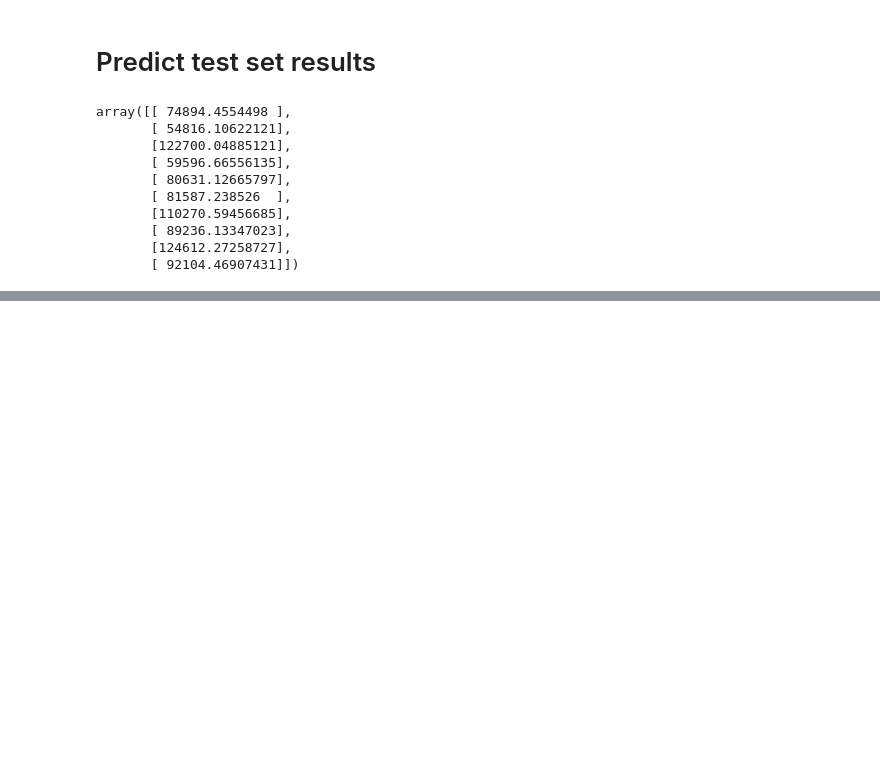
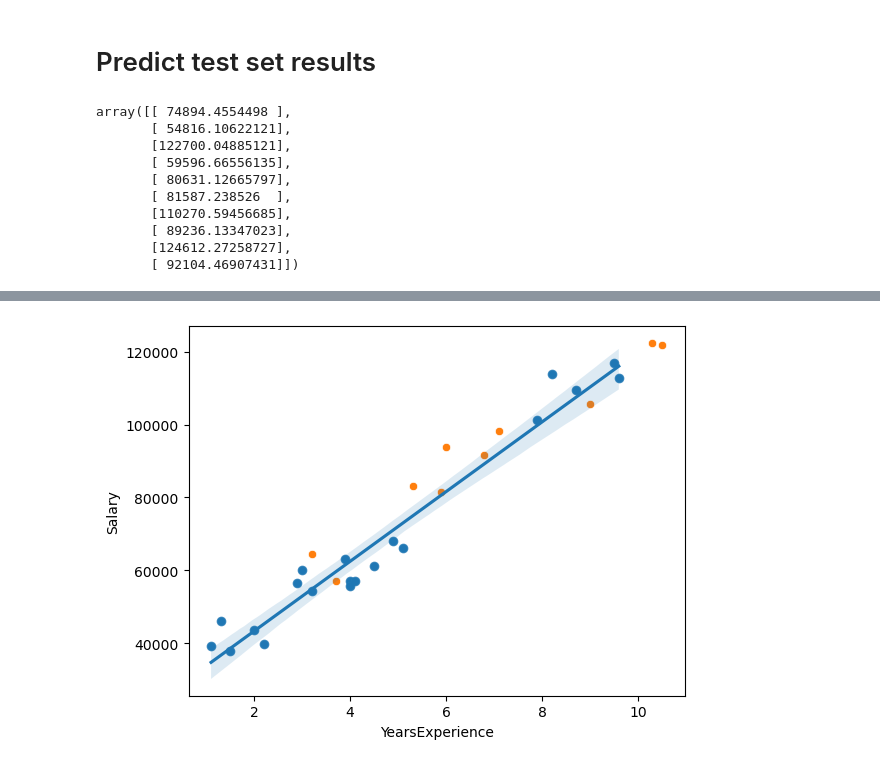
Before and after one commit to SaiKapilKumar/Machine-Learning-practice-iHUB-IITRoorkee-Sept-2023, a Jupyter notebook: Machine_learning_Algorithms/Linear_regression.ipynb, the cells around one changed output, grey strips where cells are left out. Drawn from its saved outputs; the diff is of its cells as text; code cells hidden in the pictures; blank space fills up the shorter version.

```diff
--- a/Machine_learning_Algorithms/Linear_regression.ipynb
+++ b/Machine_learning_Algorithms/Linear_regression.ipynb
@@ -149,0 +166,8 @@ array([[ 74894.4554498 ],
+# %%
+import seaborn as sns
+sns.scatterplot(x=X_train['YearsExperience'], y=y_train['Salary'])
+sns.scatterplot(x=X_test['YearsExperience'], y=y_test['Salary'])
+sns.regplot(x=X_train['YearsExperience'], y=y_train['Salary'])
+plt.show()
+# %% [output]
+[figure, added]
```
Also changed, not shown: parts of 7 cells of this notebook, 13 other files.
